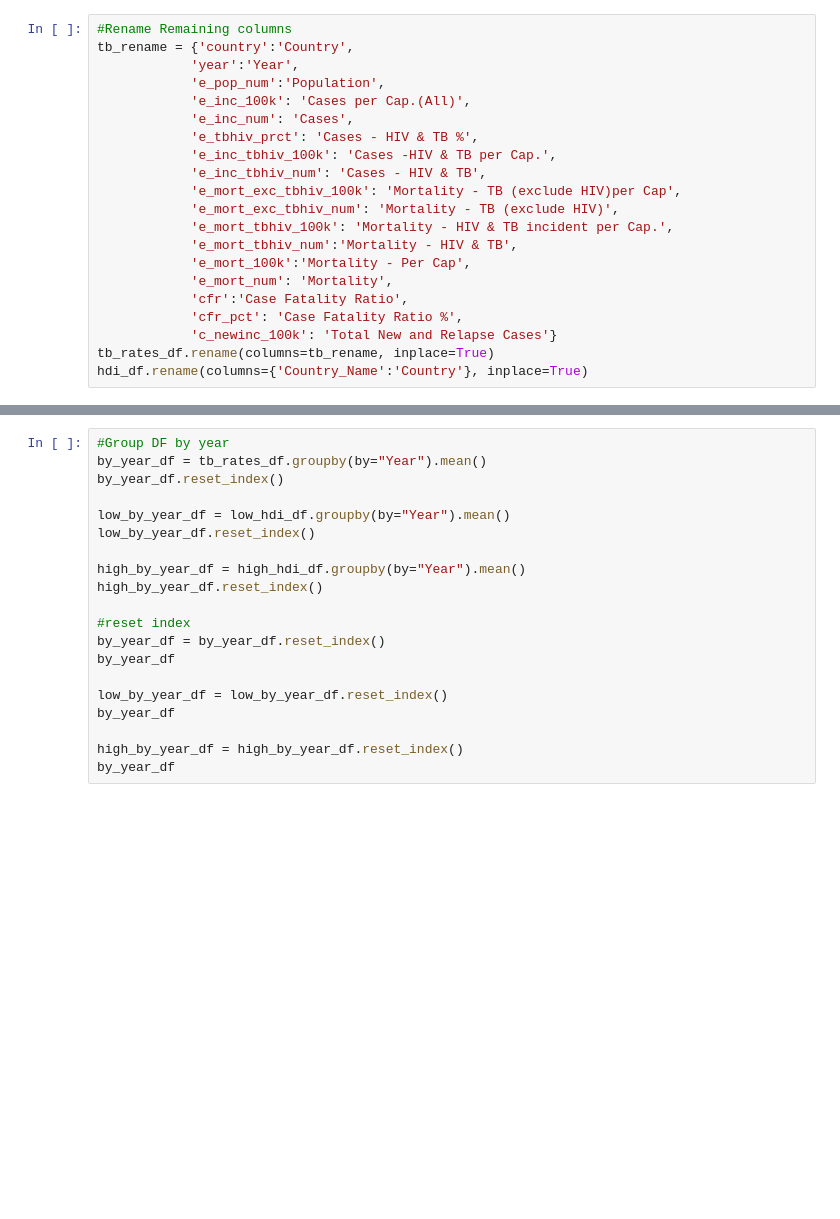
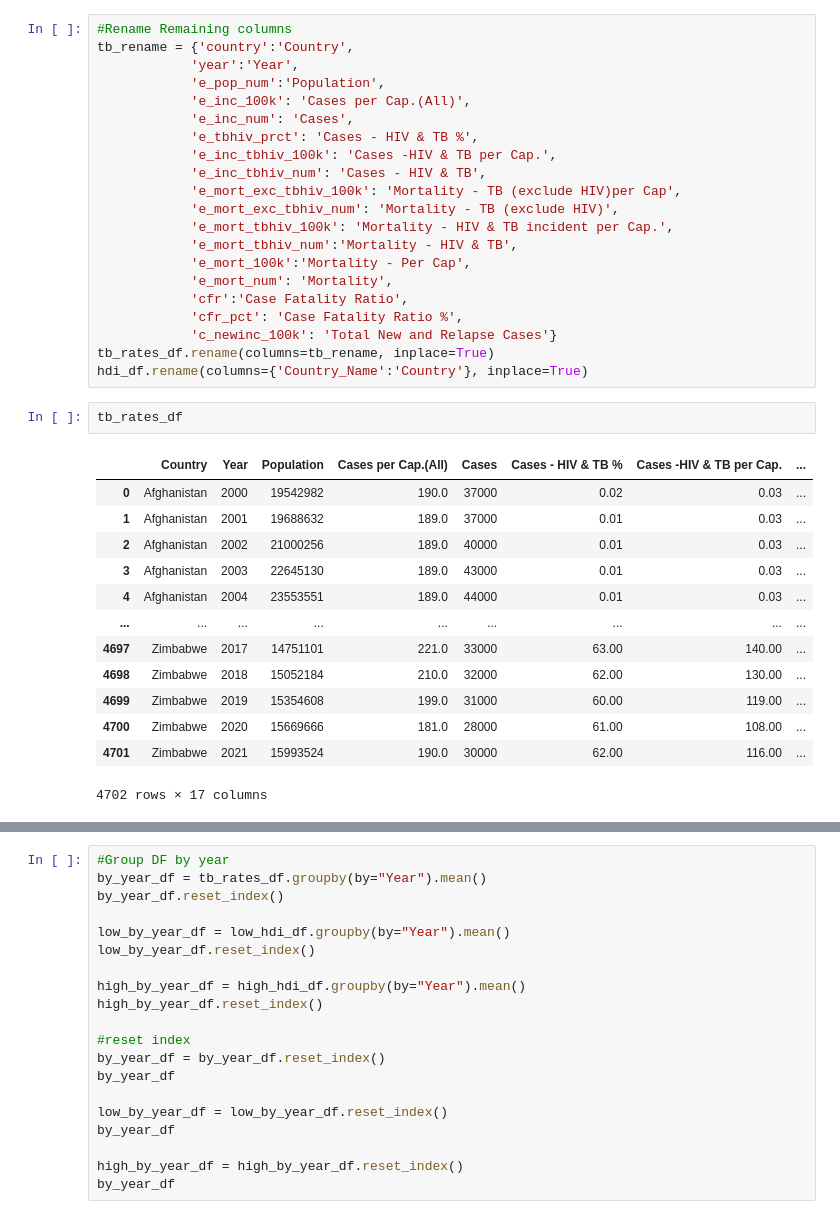
Before and after one commit to SamSchultz-bit/TB-Project, a Jupyter notebook: working_TB.ipynb, the cells around one changed output, grey strips where cells are left out. Drawn from its saved outputs; the diff is of its cells as text; blank space fills up the shorter version.

```diff
--- a/working_TB.ipynb
+++ b/working_TB.ipynb
@@ -79,6 +79,22 @@ tb_rename = {'country':'Country',
             'c_newinc_100k': 'Total New and Relapse Cases'}
 tb_rates_df.rename(columns=tb_rename, inplace=True)
 hdi_df.rename(columns={'Country_Name':'Country'}, inplace=True)
+# %%
+tb_rates_df
+# %% [output]
+|  | Country | Year | Population | Cases per Cap.(All) | Cases | Cases - HIV & TB % | Cases -HIV & TB per Cap. | ... |
+| 0 | Afghanistan | 2000 | 19542982 | 190.0 | 37000 | 0.02 | 0.03 | ... |
+| 1 | Afghanistan | 2001 | 19688632 | 189.0 | 37000 | 0.01 | 0.03 | ... |
+| 2 | Afghanistan | 2002 | 21000256 | 189.0 | 40000 | 0.01 | 0.03 | ... |
+| 3 | Afghanistan | 2003 | 22645130 | 189.0 | 43000 | 0.01 | 0.03 | ... |
+| 4 | Afghanistan | 2004 | 23553551 | 189.0 | 44000 | 0.01 | 0.03 | ... |
+| ... | ... | ... | ... | ... | ... | ... | ... | ... |
+| 4697 | Zimbabwe | 2017 | 14751101 | 221.0 | 33000 | 63.00 | 140.00 | ... |
+| 4698 | Zimbabwe | 2018 | 15052184 | 210.0 | 32000 | 62.00 | 130.00 | ... |
+| 4699 | Zimbabwe | 2019 | 15354608 | 199.0 | 31000 | 60.00 | 119.00 | ... |
+| 4700 | Zimbabwe | 2020 | 15669666 | 181.0 | 28000 | 61.00 | 108.00 | ... |
+| 4701 | Zimbabwe | 2021 | 15993524 | 190.0 | 30000 | 62.00 | 116.00 | ... |
+4702 rows × 17 columns
 # %%
 # handle nas
 tb_rates_df["Case Fatality Ratio"].fillna(0, inplace = True)
```
Also changed, not shown: parts of 7 cells of this notebook.
